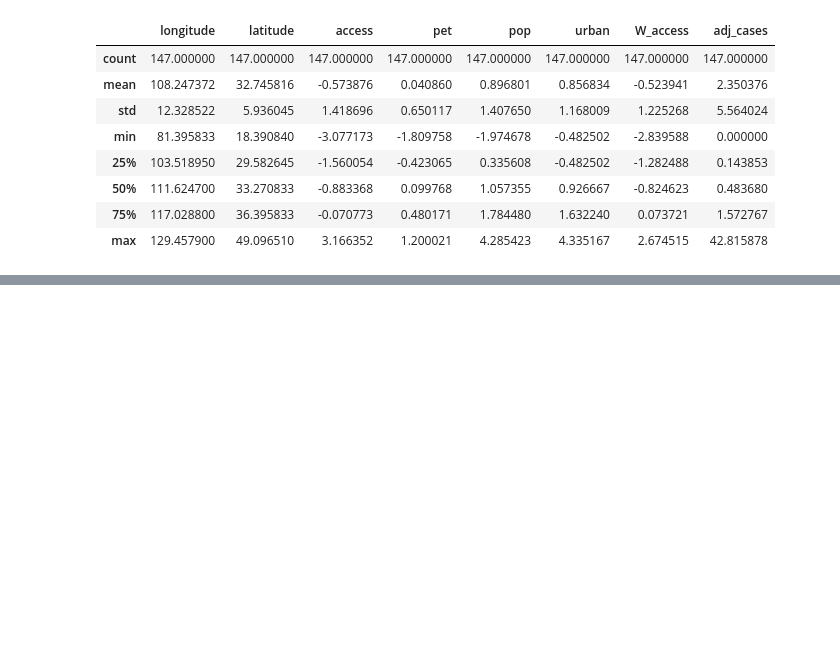
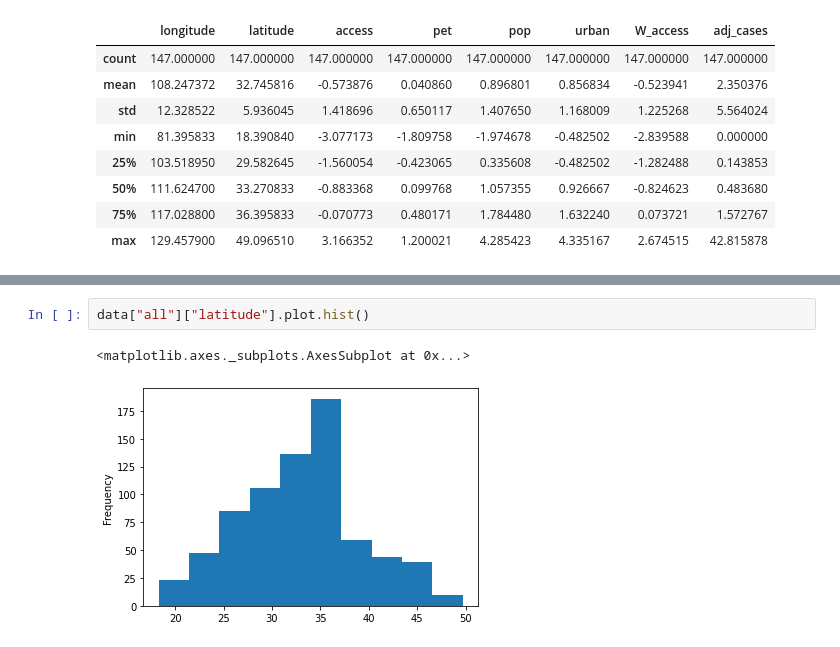
Before and after one commit to dsvanidze/replicability, a Jupyter notebook: jupyter-notebooks/data/exploration.ipynb, the cells around one changed output, grey strips where cells are left out. Saved outputs shown, nothing was run; the diff lists cells and outputs as text; blank space fills up the shorter version.

```diff
--- a/jupyter-notebooks/data/exploration.ipynb
+++ b/jupyter-notebooks/data/exploration.ipynb
@@ -294,0 +101,5 @@ Name: id, dtype: int64
+# %%
+data["all"]["latitude"].plot.hist()
+# %% [output]
+<matplotlib.axes._subplots.AxesSubplot at 0x...>
+[figure, added]
```
Also changed, not shown: parts of 45 cells of this notebook.
